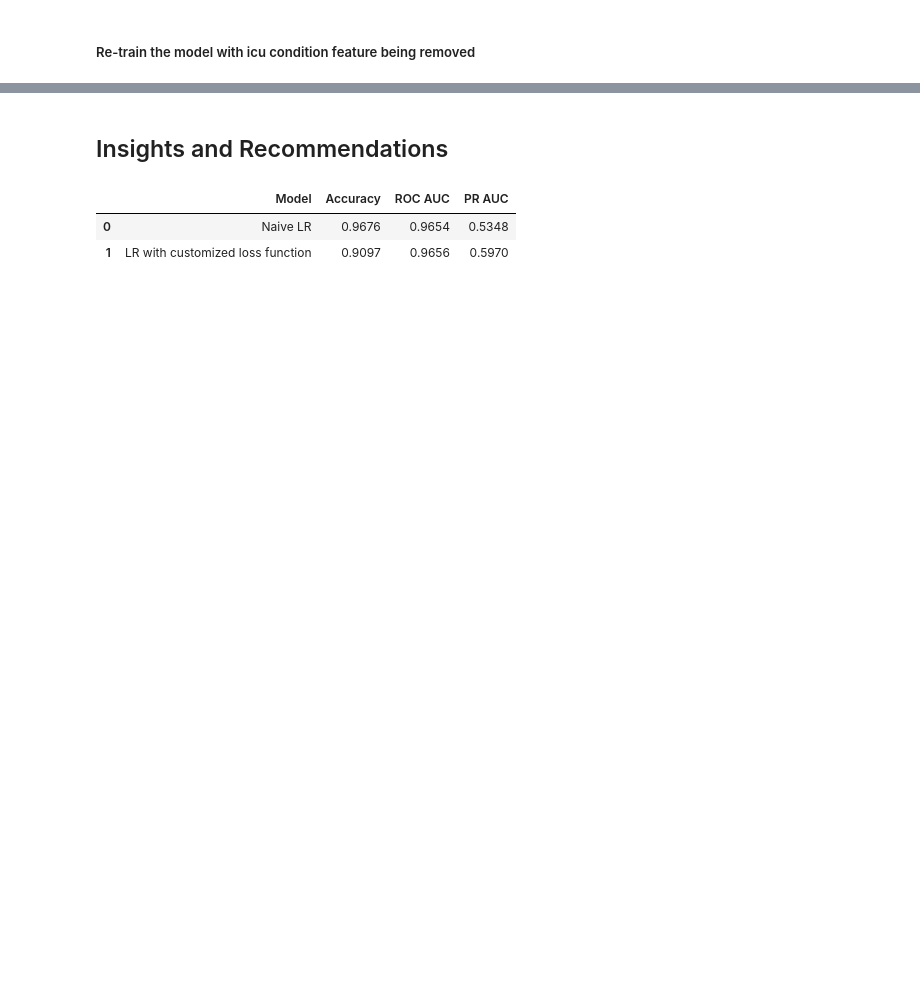
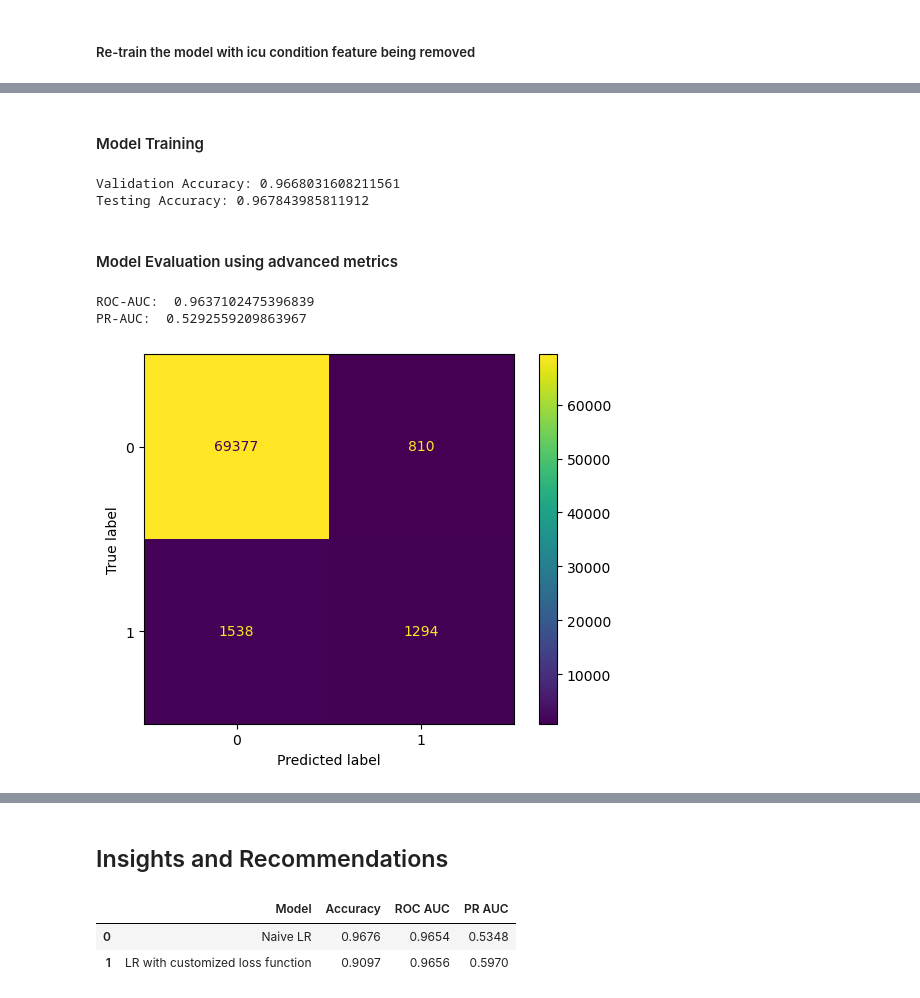
Before and after one commit to shuyashou/covid19_mortality_machine_learning_project, a Jupyter notebook: jupyter/final_report.ipynb, the cells around one changed output, grey strips where cells are left out. Cells and saved outputs as stored; diff of their text form; code cells hidden in the pictures; blank space fills up the shorter version.

```diff
--- a/jupyter/final_report.ipynb
+++ b/jupyter/final_report.ipynb
@@ -673,0 +568,57 @@ print(classification_report(y_val_tensor, y_pred_test))
+# %% [markdown]
+#### Model Training
+# %%
+# Initialize the Random Forest model
+rf_classifier = RandomForestClassifier(n_estimators=100, criterion = 'entropy', random_state=42)
+
+# Fit the model on training data
+rf_classifier.fit(X_train_tensor, y_train_tensor)
+
+# Predict on validation data
+y_pred_val = rf_classifier.predict(X_val_tensor)
+
+# Predict on testing data
+y_pred_test = rf_classifier.predict(X_test_tensor)
+
+# Evaluate the model
+print("Validation Accuracy:", accuracy_score(y_val, y_pred_val))
+print("Testing Accuracy:", accuracy_score(y_test, y_pred_test))
+# %% [output]
+Validation Accuracy: 0.9668031608211561
+Testing Accuracy: 0.967843985811912
+# %% [markdown]
+#### Model Evaluation using advanced metrics
+# %%
+#Function to plot ROC Curve
+def plot_roc_curve(y_true, y_score):
+    fpr, tpr, thresholds = roc_curve(y_true, y_score)
+    roc_auc = auc(fpr, tpr)
+    print("ROC-AUC: ", roc_auc)
+
+#Function to plot Precision-Recall Curve
+def plot_precision_recall_curve(y_true, y_score):
+    precision, recall, thresholds = precision_recall_curve(y_true, y_score)
+    average_precision = average_precision_score(y_true, y_score)
+    print("PR-AUC: ", average_precision)
+
+#Function to plot Confusion Matrix
+def plot_confusion_matrix(y_true, y_pred):
+    cm = confusion_matrix(y_true, y_pred)
+    disp = ConfusionMatrixDisplay(confusion_matrix=cm)
+    disp.plot()
+    plt.show()
+# %%
+y_scores_test = rf_classifier.predict_proba(X_test)[:, 1]
+
+#Plot ROC Curve for test set
+plot_roc_curve(y_test, y_scores_test)
+
+#Plot Precision-Recall Curve for test set
+plot_precision_recall_curve(y_test, y_scores_test)
+# %% [output]
+ROC-AUC:  0.9637102475396839
+PR-AUC:  0.5292559209863967
+# %%
+plot_confusion_matrix(y_test, y_pred_test)
+# %% [output]
+[figure, added]
```
Also changed, not shown: parts of 39 cells of this notebook.
